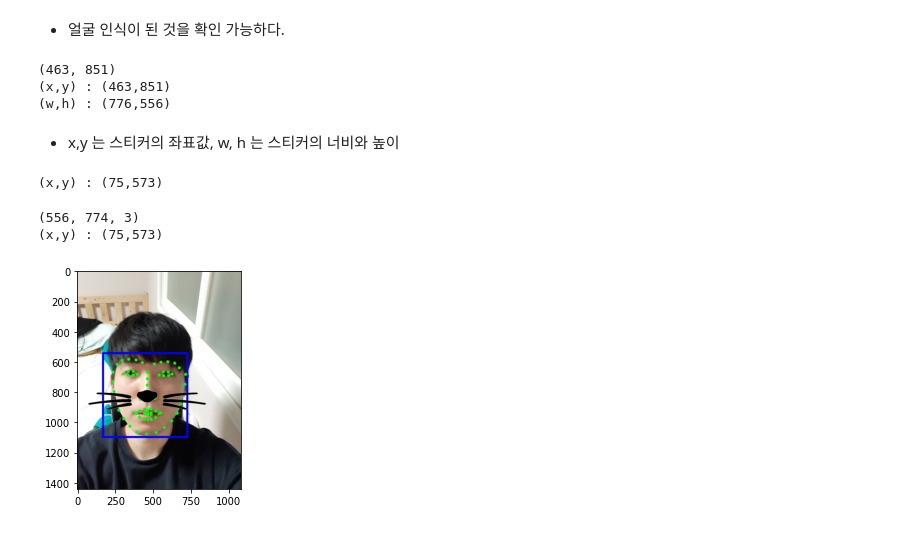
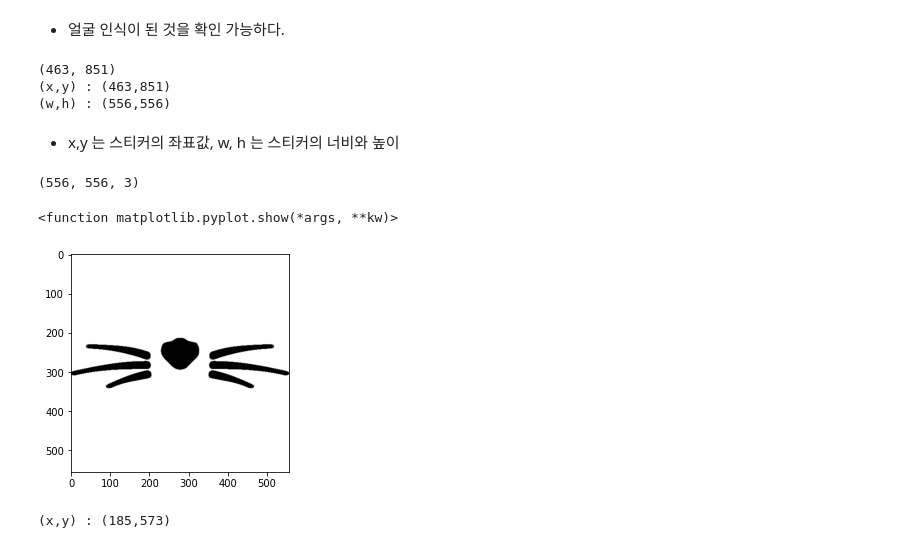
Before and after one commit to fmfmsd/Chamchee, a Jupyter notebook: Exploration/Ex7/Exploration7.ipynb, the cells around one changed output. Drawn from its saved outputs; the diff is of its cells as text; code cells hidden in the pictures.

```diff
--- a/Exploration/Ex7/Exploration7.ipynb
+++ b/Exploration/Ex7/Exploration7.ipynb
@@ -127,54 +134,45 @@ plt.show()
 - 얼굴 인식이 된 것을 확인 가능하다.
 # %%
 for dlib_rect, landmark in zip(dlib_rects, list_landmarks):
-
-    print (landmark[33]) # 가장 가운데 좌표 : 33
-
+    print (landmark[33])
     x = landmark[33][0]
     y = landmark[33][1]
-
-    w =  dlib_rect.width() + (landmark[33][0] - landmark[2][0])
-    h =  dlib_rect.width() # landmark[43][0]-landmark[2][0]
-
+    w = dlib_rect.width()
+    h = dlib_rect.width()
     print ('(x,y) : (%d,%d)'%(x,y))
     print ('(w,h) : (%d,%d)'%(w,h))
 # %% [output]
 (463, 851)
 (x,y) : (463,851)
-(w,h) : (776,556)
+(w,h) : (556,556)
 # %% [markdown]
 - x,y 는 스티커의 좌표값, w, h 는 스티커의 너비와 높이
 # %%
 sticker_path = '/content/drive/MyDrive/exploration/pic/cat-whiskers.png'
-cat_sticker = cv2.imread(sticker_path) # 스티커를 불러온다.
 
 # 원본 이미지에 스티커 이미지를 추가하기 위해서 x, y 좌표를 조정
-refined_x = x - w // 2  # left
-refined_y = y - h //2    # top
-print ('(x,y) : (%d,%d)'%(refined_x, refined_y))
+img_sticker = cv2.imread(sticker_path)# 스티커를 불러온다.
+img_sticker = cv2.resize(img_sticker, (w,h))
+print (img_sticker.shape)
+
+img_sticker_rgb = cv2.cvtColor(img_sticker, cv2.COLOR_BGR2RGB)
+plt.imshow(img_sticker_rgb)
+plt.show
 # %% [output]
-(x,y) : (75,573)
+(556, 556, 3)
+<function matplotlib.pyplot.show(*args, **kw)>
+[figure, added]
-# %%
-if refined_y < 0:
-    img_sticker = cat_sticker[-refined_y:]
-    refined_y = 0
-elif refined_x < 0:
-    img_sticker = cat_sticker[-refined_x:]
-    refined_x = 0
-
-
-print (img_sticker.shape)
-print ('(x,y) : (%d,%d)'%(refined_x, refined_y))
-# %% [output]
-(556, 774, 3)
-(x,y) : (75,573)
+# %%
+refined_x = x - w // 2 # left
+refined_y = y - h // 2 # top
+print ('(x,y) : (%d,%d)'%(refined_x, refined_y))
+
+if refined_y < 0:
+    img_sticker = img_sticker[-refined_y:]
+    refined_y = 0
+# %% [output]
+(x,y) : (185,573)
 # %%
 sticker_area = img_show[refined_y:refined_y+img_sticker.shape[0], refined_x:refined_x+img_sticker.shape[1]]
-
 img_show[refined_y:refined_y+img_sticker.shape[0], refined_x:refined_x+img_sticker.shape[1]] = \
-    np.where(img_sticker == 255, sticker_area,img_sticker).astype(np.uint8)
-
-plt.imshow(cv2.cvtColor(img_show, cv2.COLOR_BGR2RGB))
-plt.show()
+    np.where(img_sticker==255,sticker_area,img_sticker).astype(np.uint8)
-# %% [output]
-[figure, removed]
```
Also changed, not shown: parts of 19 cells of this notebook.
